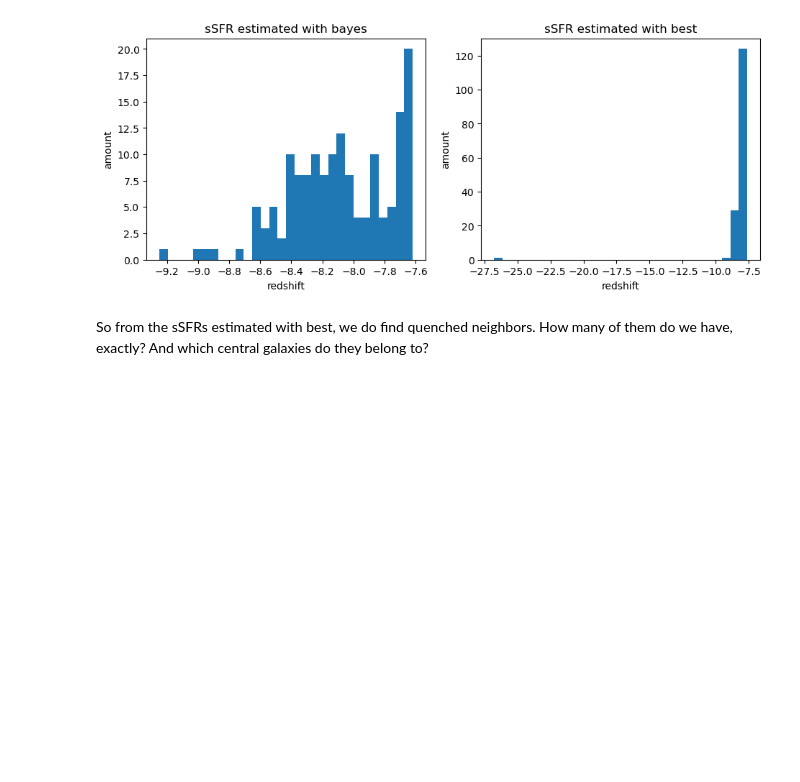
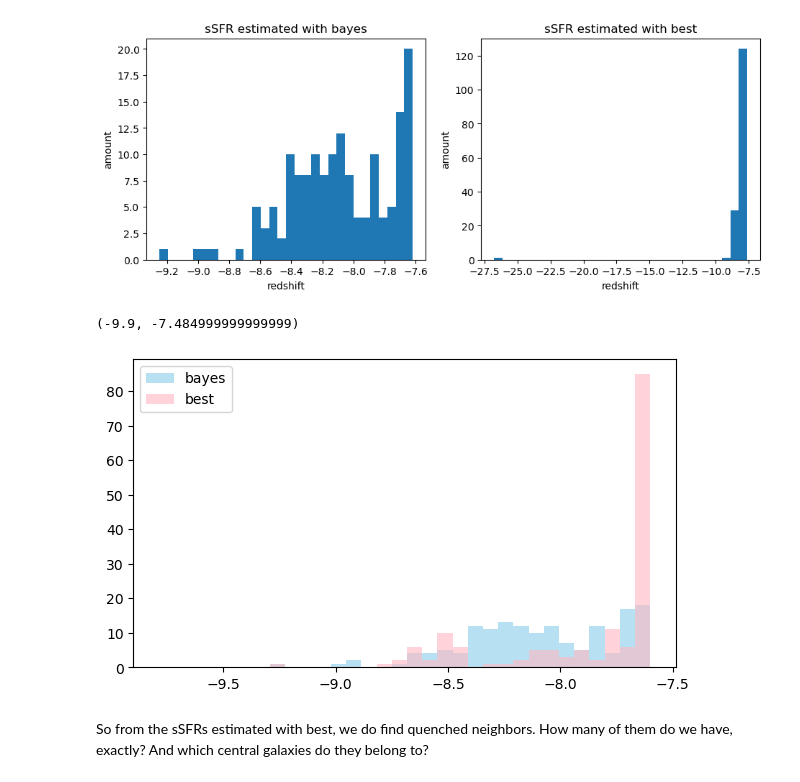
Before and after one commit to nguyenbinh1612/quenched, a Jupyter notebook: eliminate_neighbors.ipynb, the cells around one changed output. Cells and saved outputs as stored; diff of their text form; code cells hidden in the pictures; blank space fills up the shorter version.

```diff
--- a/eliminate_neighbors.ipynb
+++ b/eliminate_neighbors.ipynb
@@ -344,6 +344,15 @@ ax[1].set_ylabel('amount')
 # %% [output]
 Text(0, 0.5, 'amount')
 [figure]
+# %%
+fig, ax = plt.subplots(figsize=(7,4))
+plt.hist(ssfr_all_candis_bayes, bins=np.linspace(-9.9, -7.6, 35), color="skyblue", alpha=0.6, label='bayes')
+plt.hist(ssfr_all_candis_best, bins=np.linspace(-9.9, -7.6, 35), color="lightpink", alpha=0.6, label='best')
+plt.legend()
+plt.xlim(-9.9)
+# %% [output]
+(-9.9, -7.484999999999999)
+[figure, added]
 # %% [markdown]
 So from the sSFRs estimated with best, we do find quenched neighbors. How many of them do we have, exactly? And which central galaxies do they belong to?
 # %%
```
Also changed, not shown: parts of 2 cells of this notebook, 14 other files.
